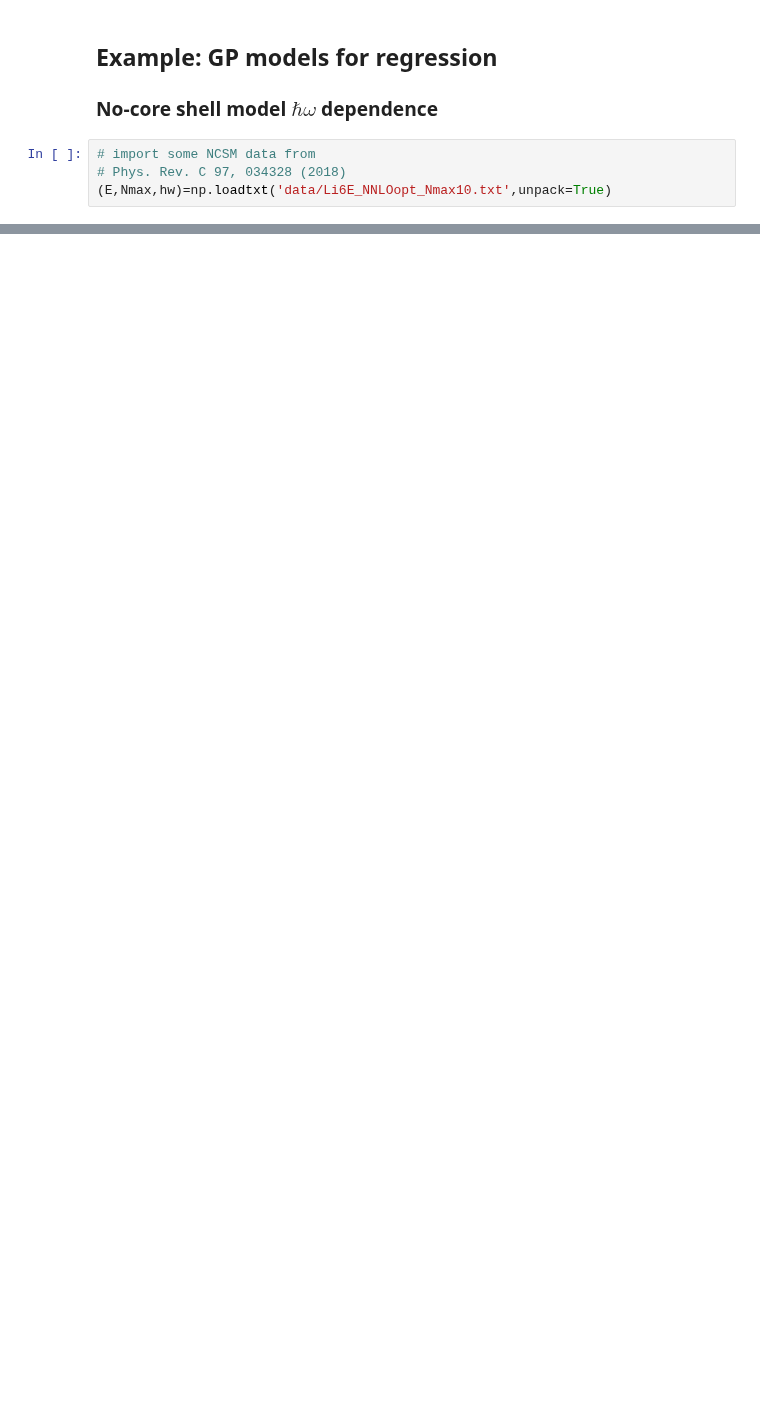
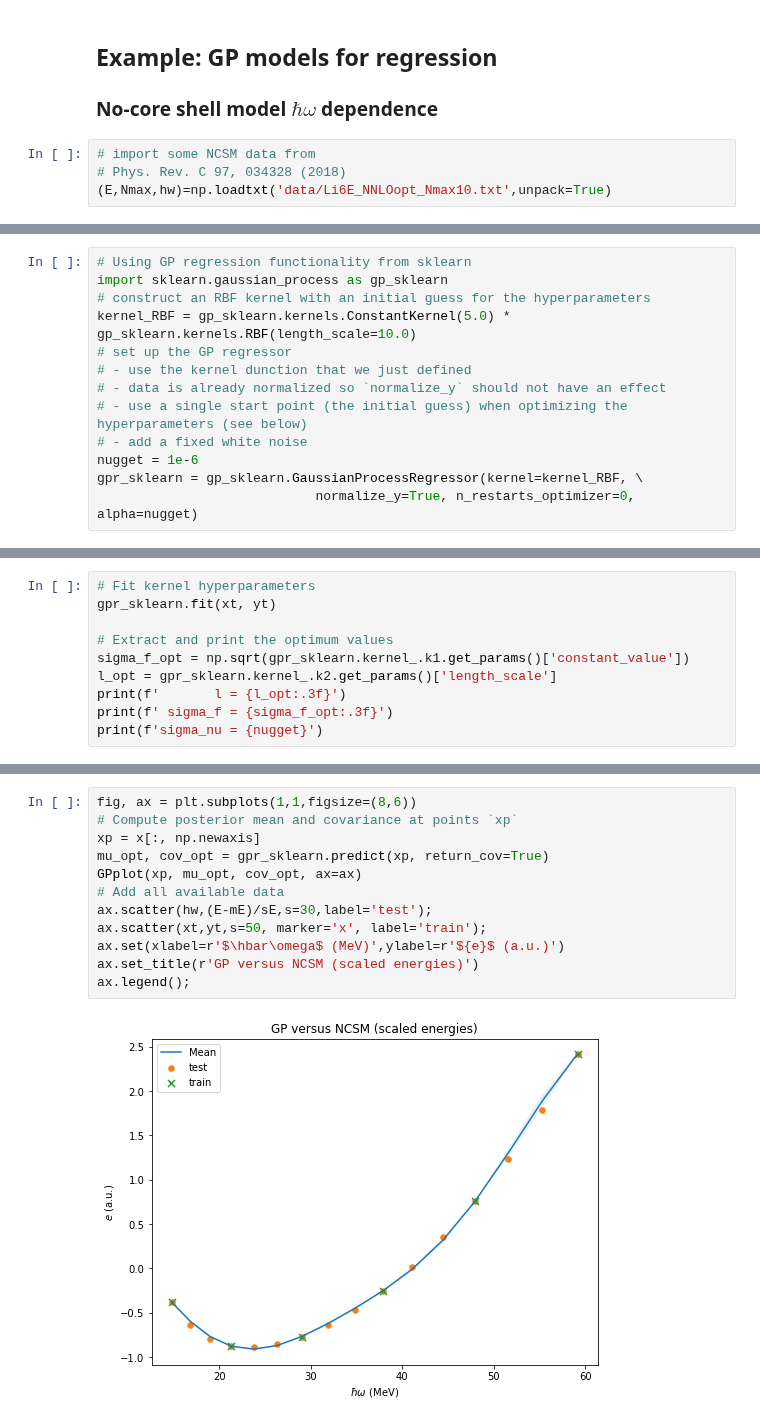
Before and after one commit to stommen/tif285, a Jupyter notebook: MachineLearning/GP/demo-GaussianProcesses.ipynb, the cells around one changed output, grey strips where cells are left out. Drawn from its saved outputs; the diff is of its cells as text; blank space fills up the shorter version.

Commit message:
Update demo-GP notebook with scikit-learn GP regressor instead of GPy
Also updated example code to match the GP class from PS3

```diff
--- a/MachineLearning/GP/demo-GaussianProcesses.ipynb
+++ b/MachineLearning/GP/demo-GaussianProcesses.ipynb
@@ -365,0 +367,13 @@ Updates: True
+# %%
+# Using GP regression functionality from sklearn
+import sklearn.gaussian_process as gp_sklearn
+# construct an RBF kernel with an initial guess for the hyperparameters
+kernel_RBF = gp_sklearn.kernels.ConstantKernel(5.0) * gp_sklearn.kernels.RBF(length_scale=10.0)
+# set up the GP regressor
+# - use the kernel dunction that we just defined
+# - data is already normalized so `normalize_y` should not have an effect
+# - use a single start point (the initial guess) when optimizing the hyperparameters (see below)
+# - add a fixed white noise
+nugget = 1e-6
+gpr_sklearn = gp_sklearn.GaussianProcessRegressor(kernel=kernel_RBF, \
+                            normalize_y=True, n_restarts_optimizer=0, alpha=nugget)
@@ -365,0 +391,10 @@ Updates: True
+# %%
+# Fit kernel hyperparameters
+gpr_sklearn.fit(xt, yt)
+
+# Extract and print the optimum values
+sigma_f_opt = np.sqrt(gpr_sklearn.kernel_.k1.get_params()['constant_value'])
+l_opt = gpr_sklearn.kernel_.k2.get_params()['length_scale']
+print(f'       l = {l_opt:.3f}')
+print(f' sigma_f = {sigma_f_opt:.3f}')
+print(f'sigma_nu = {nugget}')
@@ -366 +439,15 @@ Updates: True
+# %%
+fig, ax = plt.subplots(1,1,figsize=(8,6))
+# Compute posterior mean and covariance at points `xp`
+xp = x[:, np.newaxis]
+mu_opt, cov_opt = gpr_sklearn.predict(xp, return_cov=True)
+GPplot(xp, mu_opt, cov_opt, ax=ax)
+# Add all available data
+ax.scatter(hw,(E-mE)/sE,s=30,label='test');
+ax.scatter(xt,yt,s=50, marker='x', label='train');
+ax.set(xlabel=r'$\hbar\omega$ (MeV)',ylabel=r'${e}$ (a.u.)')
+ax.set_title(r'GP versus NCSM (scaled energies)')
+ax.legend();
+# %% [output]
+[figure, added]
 # %%
```
Also changed, not shown: parts of 17 cells of this notebook.
